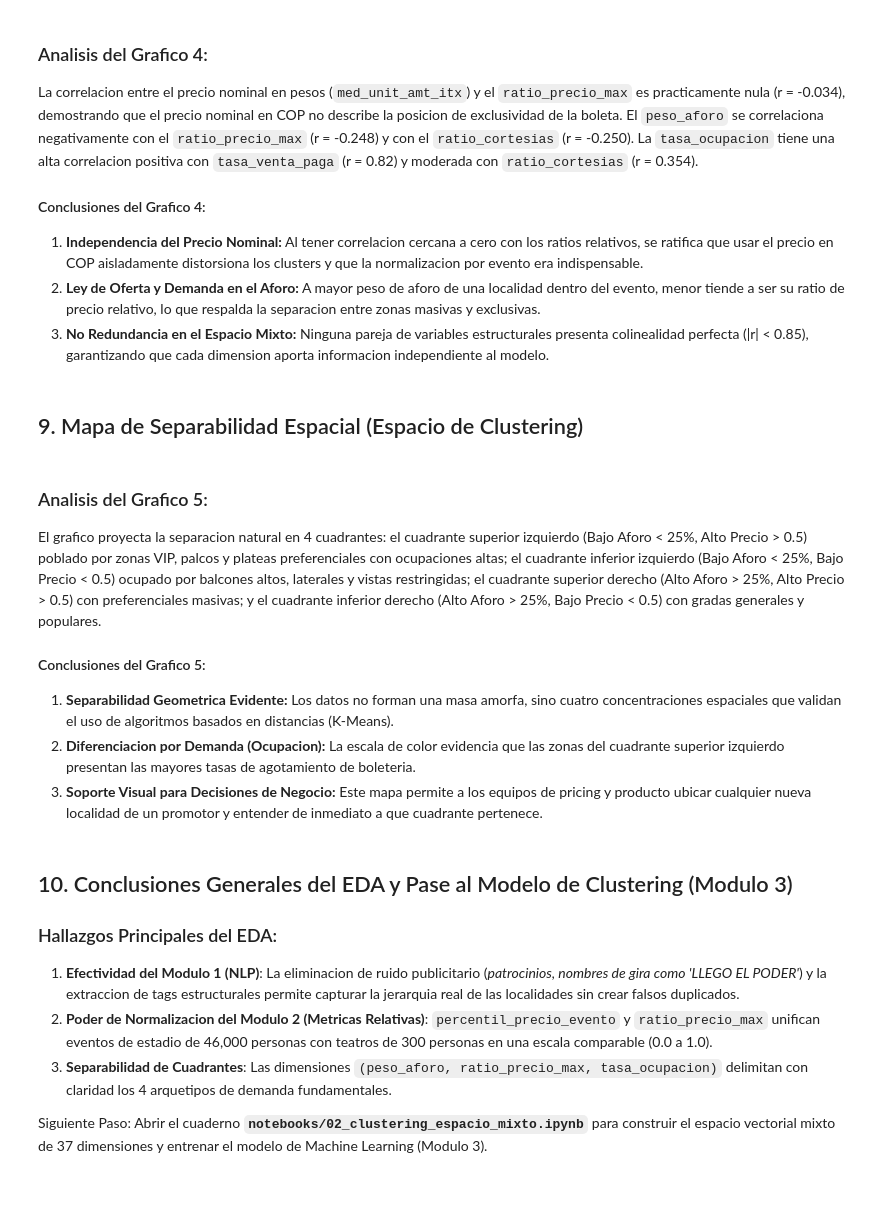
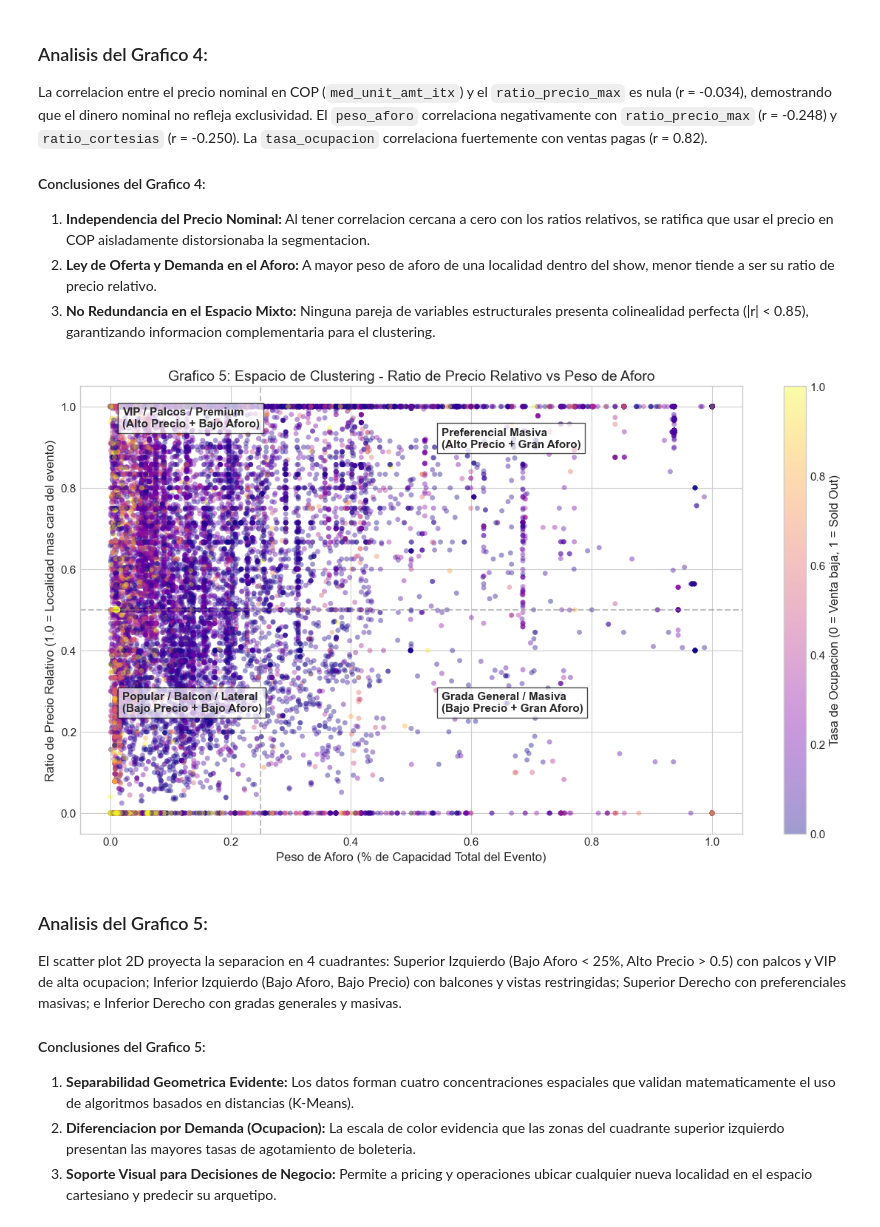
Before and after one commit to valentinatuboleta/clusterizacion-localidades, a Jupyter notebook: notebooks/01_eda_clusterizacion.ipynb, the cells around one changed output. Saved outputs shown, nothing was run; the diff lists cells and outputs as text; code cells hidden in the pictures; blank space fills up the shorter version.

Commit message:
feat(eda): desacoplar funciones NLP, validar consistencia estricta de aforos y actualizar analisis cuantitativo

```diff
--- a/notebooks/01_eda_clusterizacion.ipynb
+++ b/notebooks/01_eda_clusterizacion.ipynb
@@ -177,0 +199,22 @@ display(df_tag_summary)
+# %%
+# Ejecutar extraer_atributos_estructurales individualmente
+tags_series = df_raw["texto_limpio"].apply(extraer_atributos_estructurales)
+df_tags = pd.DataFrame(list(tags_series), index=df_raw.index)
+
+# Acoplar columnas de tags al DataFrame de trabajo
+for c in df_tags.columns:
+    df_raw[c] = df_tags[c]
+
+tag_cols = list(df_tags.columns)
+df_raw["total_tags_activos"] = df_raw[tag_cols].sum(axis=1)
+
+print("=== COMPORTAMIENTO MULTI-HOT ENCODING (Tags Activos por Localidad) ===")
+print(df_raw["total_tags_activos"].value_counts().sort_index())
+
+# Inspeccionar ejemplos con multiples tags simultaneos
+print("\nEjemplos de localidades con multiples dimensiones activas:")
+sample_multi = df_raw[df_raw["total_tags_activos"] >= 3][["logical_seat_category"] + tag_cols].drop_duplicates("logical_seat_category").head(6)
+for _, row in sample_multi.iterrows():
+    activos = [c.replace("tag_", "") for c in tag_cols if row[c] == 1]
+    nom = row['logical_seat_category']
+    print(f"  - {nom:<45} -> Tags activos: {activos}")
@@ -177,0 +333,14 @@ display(df_tag_summary)
+# %%
+# Ejecutar calcular_metricas_relativas individualmente
+df_enriquecido = calcular_metricas_relativas(df_clean)
+
+metricas_relativas = [
+    "ratio_precio_max", "ratio_precio_mean", "percentil_precio_evento",
+    "peso_aforo", "tasa_ocupacion", "tasa_venta_paga", "ratio_cortesias"
+]
+
+print("=== ESTADISTICAS DESCRIPTIVAS DE LAS METRICAS RELATIVAS CALCULADAS ===")
+display(df_enriquecido[metricas_relativas].describe().T.round(4))
+
+# Muestra de registros con sus metricas relativas
+display(df_enriquecido[["product", "logical_seat_category", "texto_limpio", "med_unit_amt_itx", "ratio_precio_max", "peso_aforo", "tasa_ocupacion"]].head(6))
@@ -224,55 +547,46 @@ plt.show()
 # %% [markdown]
 ### Analisis del Grafico 4:
-La correlacion entre el precio nominal en pesos (`med_unit_amt_itx`) y el `ratio_precio_max` es practicamente nula (r = -0.034), demostrando que el precio nominal en COP no describe la posicion de exclusividad de la boleta. El `peso_aforo` se correlaciona negativamente con el `ratio_precio_max` (r = -0.248) y con el `ratio_cortesias` (r = -0.250). La `tasa_ocupacion` tiene una alta correlacion positiva con `tasa_venta_paga` (r = 0.82) y moderada con `ratio_cortesias` (r = 0.354).
+La correlacion entre el precio nominal en COP (`med_unit_amt_itx`) y el `ratio_precio_max` es nula (r = -0.034), demostrando que el dinero nominal no refleja exclusividad. El `peso_aforo` correlaciona negativamente con `ratio_precio_max` (r = -0.248) y `ratio_cortesias` (r = -0.250). La `tasa_ocupacion` correlaciona fuertemente con ventas pagas (r = 0.82).
 
 #### Conclusiones del Grafico 4:
-1. **Independencia del Precio Nominal:** Al tener correlacion cercana a cero con los ratios relativos, se ratifica que usar el precio en COP aisladamente distorsiona los clusters y que la normalizacion por evento era indispensable.
-2. **Ley de Oferta y Demanda en el Aforo:** A mayor peso de aforo de una localidad dentro del evento, menor tiende a ser su ratio de precio relativo, lo que respalda la separacion entre zonas masivas y exclusivas.
-3. **No Redundancia en el Espacio Mixto:** Ninguna pareja de variables estructurales presenta colinealidad perfecta (|r| < 0.85), garantizando que cada dimension aporta informacion independiente al modelo.
+1. **Independencia del Precio Nominal:** Al tener correlacion cercana a cero con los ratios relativos, se ratifica que usar el precio en COP aisladamente distorsionaba la segmentacion.
+2. **Ley de Oferta y Demanda en el Aforo:** A mayor peso de aforo de una localidad dentro del show, menor tiende a ser su ratio de precio relativo.
+3. **No Redundancia en el Espacio Mixto:** Ninguna pareja de variables estructurales presenta colinealidad perfecta (|r| < 0.85), garantizando informacion complementaria para el clustering.
-# %% [markdown]
-## 9. Mapa de Separabilidad Espacial (Espacio de Clustering)
 # %%
-# Grafico 5: Dispersion 2D de cuadrantes de demanda
+# Grafico 5: Mapa de Separabilidad Espacial (Cuadrantes de Demanda)
 plt.figure(figsize=(12, 7))
 scatter = plt.scatter(
     df_enriquecido["peso_aforo"],
     df_enriquecido["ratio_precio_max"],
     c=df_enriquecido["tasa_ocupacion"],
     cmap="plasma",
     alpha=0.4,
     edgecolors="none",
     s=25
 )
 plt.colorbar(scatter, label="Tasa de Ocupacion (0 = Venta baja, 1 = Sold Out)")
 plt.title("Grafico 5: Espacio de Clustering - Ratio de Precio Relativo vs Peso de Aforo")
 plt.xlabel("Peso de Aforo (% de Capacidad Total del Evento)")
 plt.ylabel("Ratio de Precio Relativo (1.0 = Localidad mas cara del evento)")
 
-# Anotaciones de los 4 cuadrantes teoricos de demanda
+# Lineas de demarcacion de cuadrantes
 plt.axvline(x=0.25, color="gray", linestyle="--", alpha=0.5)
 plt.axhline(y=0.5, color="gray", linestyle="--", alpha=0.5)
 
 plt.text(0.02, 0.95, "VIP / Palcos / Premium\n(Alto Precio + Bajo Aforo)", fontsize=11, weight="bold", bbox=dict(facecolor="white", alpha=0.7))
-plt.text(0.02, 0.25, "Popular Exclusiva / Lateral\n(Bajo Precio + Bajo Aforo)", fontsize=11, weight="bold", bbox=dict(facecolor="white", alpha=0.7))
+plt.text(0.02, 0.25, "Popular / Balcon / Lateral\n(Bajo Precio + Bajo Aforo)", fontsize=11, weight="bold", bbox=dict(facecolor="white", alpha=0.7))
 plt.text(0.55, 0.90, "Preferencial Masiva\n(Alto Precio + Gran Aforo)", fontsize=11, weight="bold", bbox=dict(facecolor="white", alpha=0.7))
 plt.text(0.55, 0.25, "Grada General / Masiva\n(Bajo Precio + Gran Aforo)", fontsize=11, weight="bold", bbox=dict(facecolor="white", alpha=0.7))
 
 plt.tight_layout()
 plt.show()
+# %% [output]
+[figure, added]
 # %% [markdown]
 ### Analisis del Grafico 5:
-El grafico proyecta la separacion natural en 4 cuadrantes: el cuadrante superior izquierdo (Bajo Aforo < 25%, Alto Precio > 0.5) poblado por zonas VIP, palcos y plateas preferenciales con ocupaciones altas; el cuadrante inferior izquierdo (Bajo Aforo < 25%, Bajo Precio < 0.5) ocupado por balcones altos, laterales y vistas restringidas; el cuadrante superior derecho (Alto Aforo > 25%, Alto Precio > 0.5) con preferenciales masivas; y el cuadrante inferior derecho (Alto Aforo > 25%, Bajo Precio < 0.5) con gradas generales y populares.
+El scatter plot 2D proyecta la separacion en 4 cuadrantes: Superior Izquierdo (Bajo Aforo < 25%, Alto Precio > 0.5) con palcos y VIP de alta ocupacion; Inferior Izquierdo (Bajo Aforo, Bajo Precio) con balcones y vistas restringidas; Superior Derecho con preferenciales masivas; e Inferior Derecho con gradas generales y masivas.
 
 #### Conclusiones del Grafico 5:
-1. **Separabilidad Geometrica Evidente:** Los datos no forman una masa amorfa, sino cuatro concentraciones espaciales que validan el uso de algoritmos basados en distancias (K-Means).
+1. **Separabilidad Geometrica Evidente:** Los datos forman cuatro concentraciones espaciales que validan matematicamente el uso de algoritmos basados en distancias (K-Means).
 2. **Diferenciacion por Demanda (Ocupacion):** La escala de color evidencia que las zonas del cuadrante superior izquierdo presentan las mayores tasas de agotamiento de boleteria.
-3. **Soporte Visual para Decisiones de Negocio:** Este mapa permite a los equipos de pricing y producto ubicar cualquier nueva localidad de un promotor y entender de inmediato a que cuadrante pertenece.
+3. **Soporte Visual para Decisiones de Negocio:** Permite a pricing y operaciones ubicar cualquier nueva localidad en el espacio cartesiano y predecir su arquetipo.
-# %% [markdown]
-## 10. Conclusiones Generales del EDA y Pase al Modelo de Clustering (Modulo 3)
-
-### Hallazgos Principales del EDA:
-1. **Efectividad del Modulo 1 (NLP)**: La eliminacion de ruido publicitario (*patrocinios, nombres de gira como 'LLEGO EL PODER'*) y la extraccion de tags estructurales permite capturar la jerarquia real de las localidades sin crear falsos duplicados.
-2. **Poder de Normalizacion del Modulo 2 (Metricas Relativas)**: `percentil_precio_evento` y `ratio_precio_max` unifican eventos de estadio de 46,000 personas con teatros de 300 personas en una escala comparable (0.0 a 1.0).
-3. **Separabilidad de Cuadrantes**: Las dimensiones `(peso_aforo, ratio_precio_max, tasa_ocupacion)` delimitan con claridad los 4 arquetipos de demanda fundamentales.
-
-Siguiente Paso: Abrir el cuaderno **`notebooks/02_clustering_espacio_mixto.ipynb`** para construir el espacio vectorial mixto de 37 dimensiones y entrenar el modelo de Machine Learning (Modulo 3).
```
Also changed, not shown: parts of 49 cells of this notebook, 12 other files.
